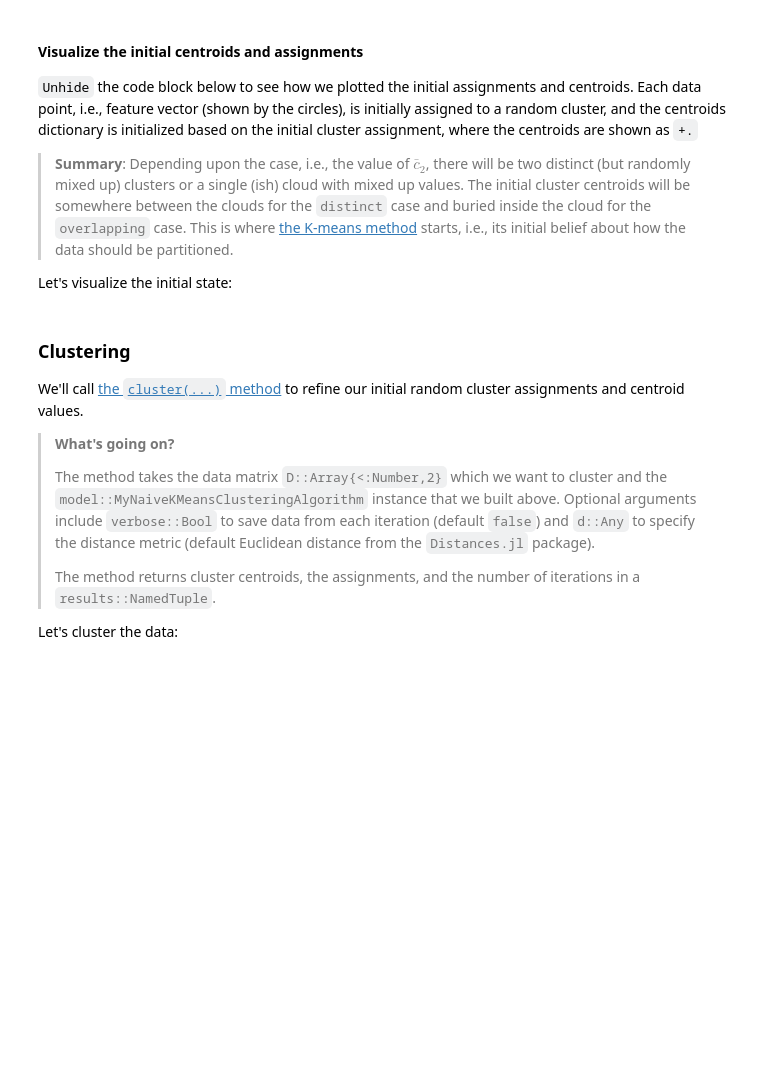
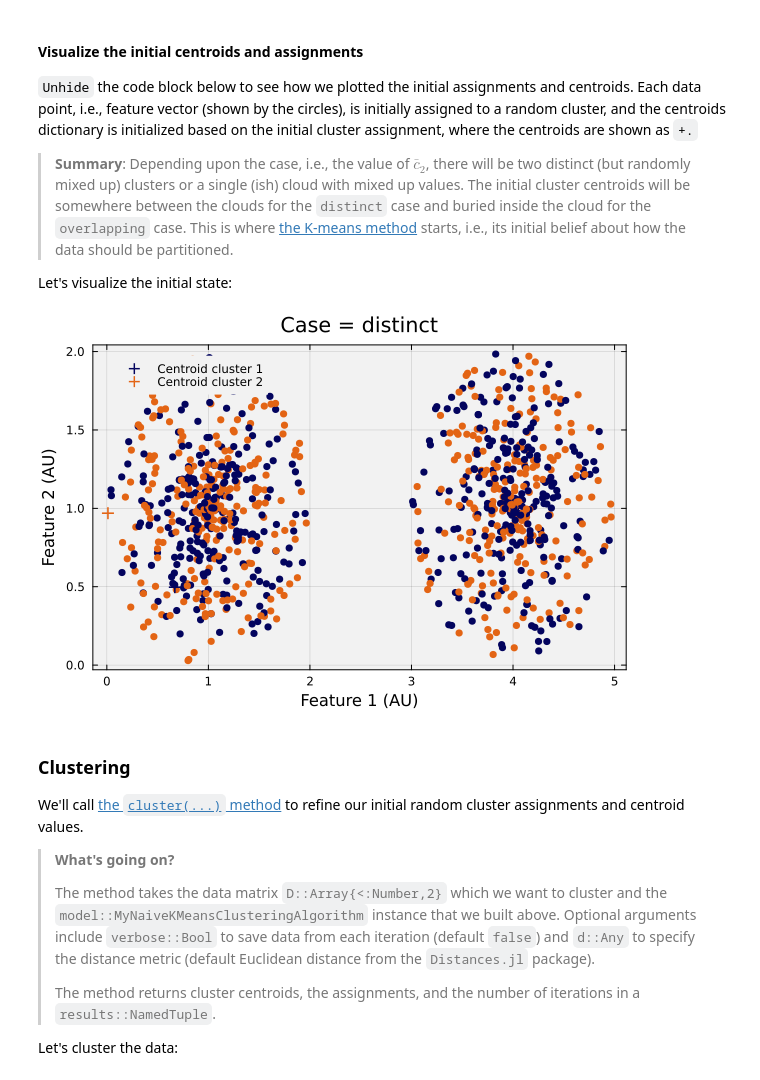
Before and after one commit to CHEME-5820-Spring-2026/ps1-5820-s26-fkm26, a Jupyter notebook: PS1-CHEME-5820-Student-S26.ipynb, the cells around one changed output. Saved outputs shown, nothing was run; the diff lists cells and outputs as text; code cells hidden in the pictures; blank space fills up the shorter version.

```diff
--- a/PS1-CHEME-5820-Student-S26.ipynb
+++ b/PS1-CHEME-5820-Student-S26.ipynb
@@ -298,7 +317,7 @@ Let's start by constructing the dataset $\mathcal{D}$ (no hat) from $\hat{\mathc
 # STUDENT TASK: Create D by dropping the faux label column from D̂.
 # Use array slicing to select all rows but only columns 1 and 2
 # HINT: D̂[:,1:end-1] selects all rows and columns 1 through second-to-last
-D = nothing; # Replace with your slicing code
+D = D̂[:,1:end-1]; # Replace with your slicing code
 # %% [markdown]
 Next, let's build the model instance. The `model::MyNaiveKMeansClusteringAlgorithm` contains the data that we passed in, as well as two derived fields that we computed in [the `build(...)` method](https://varnerlab.github.io/VLDataScienceMachineLearningPackage.jl/dev/clustering/#VLDataScienceMachineLearningPackage.build-Tuple{Type{MyNaiveKMeansClusteringAlgorithm},%20NamedTuple}), the centroids and initial assignments.
 
@@ -316,10 +335,10 @@ _Fill in the missing code to build our clustering model_:
 
 model = build(MyNaiveKMeansClusteringAlgorithm, (
         maxiter = maxiter,
-        dimension = nothing, # replace with size(D,2)
+        dimension = size(D,2), # dimension is the size of the second dimension of the data set
         number_of_points = total_number_of_points,
         K = K,
         ϵ = ϵ,
-        dataset = nothing, # replace with D
+        dataset = D, # pass in the data set
         scale_factor = 1.0,
 ));
@@ -338,35 +352,36 @@ Let's visualize the initial state:
 # %%
 # STUDENT TASK: After you build `model`, uncomment the block below.
 # (Visualization code is provided - just remove the #= and =# markers)
-#=
+
 let
 
     dataset = D; # what dataset am I looking at?
     horizontal_index = 1;
     vertical_index = 2;
     p = plot(bg="gray95", background_color_outside="white", framestyle = :box, fg_legend = :transparent); # make an empty plot
 
     assignments = copy(model.assignments);
     for i ∈ eachindex(assignments);
         a = assignments[i];
         scatter!([dataset[i, horizontal_index]], [dataset[i, vertical_index]], label="", c=my_color_dictionary[a], msc=my_color_dictionary[a]);
     end
     current();
 
     # plot the centroids -
     centroids = copy(model.centroids);
     for k ∈ 1:K
         c = centroids[k]
         scatter!([c[horizontal_index]], [c[vertical_index]], label="Centroid cluster $(k)", msc=my_color_dictionary[k], c=my_color_dictionary[k],
             ms=6, markerstrokewidth=2, markershape = :plus)
     end
     current();
 
     xlabel!("Feature 1 (AU)", fontsize=18);
     ylabel!("Feature 2 (AU)", fontsize=18);
     title!("Case = $(case_label)", fontsize=18)
 end
-=#
+# %% [output]
+[figure, added]
 # %% [markdown]
 ### Clustering
 We'll call [the `cluster(...)` method](https://varnerlab.github.io/VLDataScienceMachineLearningPackage.jl/dev/clustering/#VLDataScienceMachineLearningPackage.cluster) to refine our initial random cluster assignments and centroid values.
```
Also changed, not shown: parts of 19 cells of this notebook, 45 other files.
